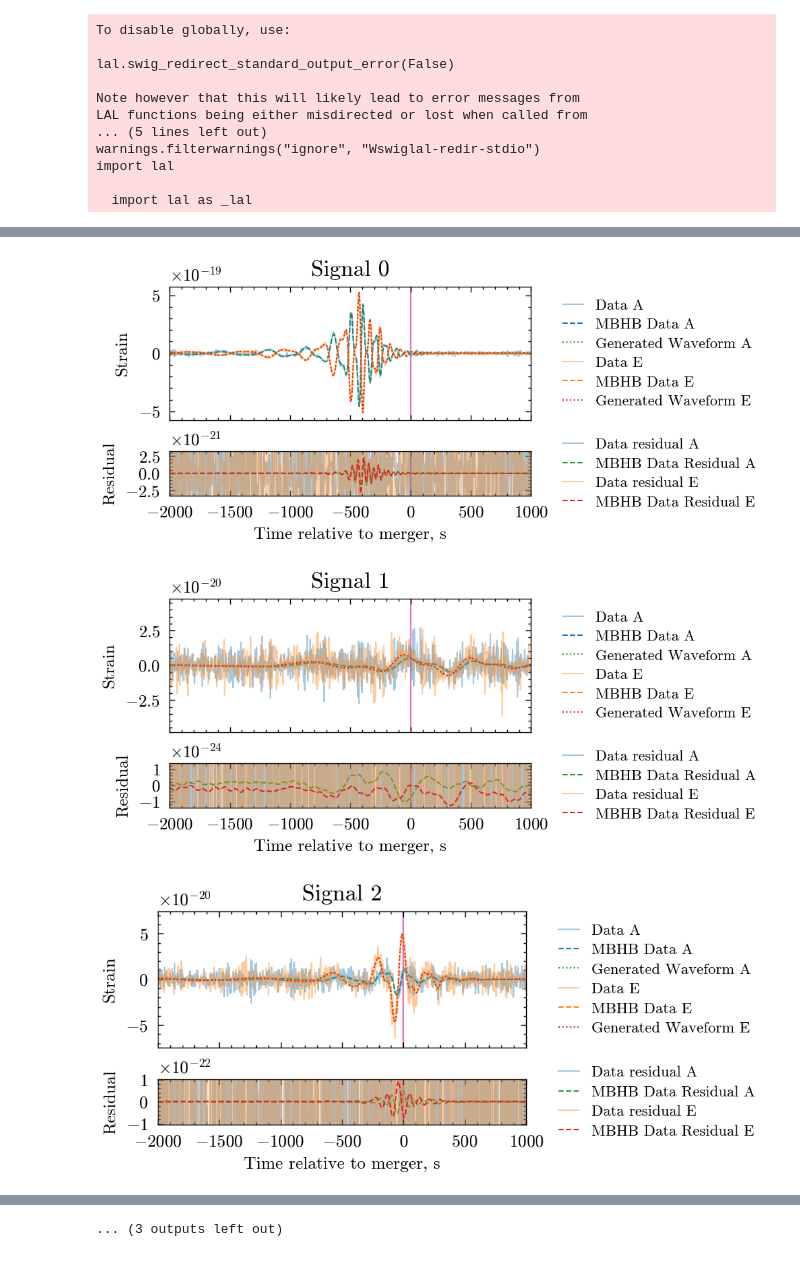
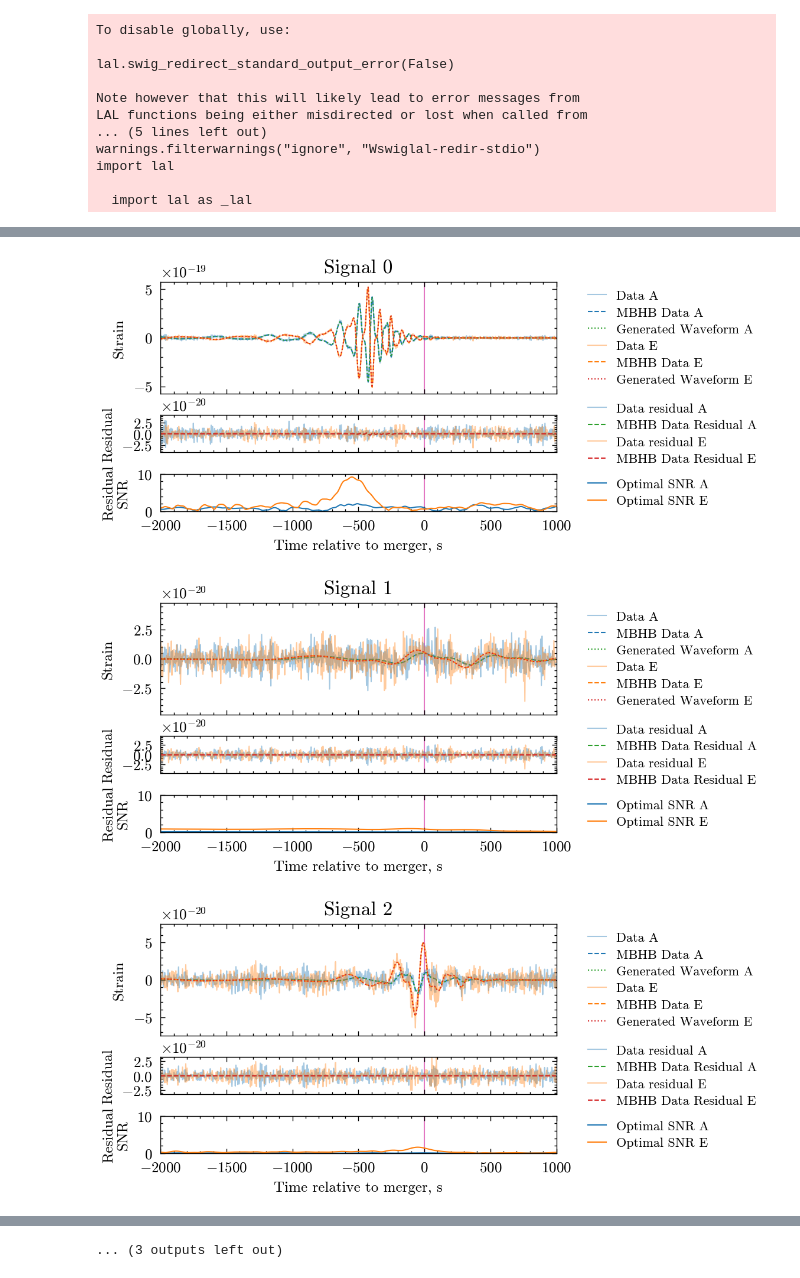
Before and after one commit to icg-gravwaves/lisa_premerger_sangria, a Jupyter notebook: search/zero_latency/signal_removal.ipynb, the cells around one changed output, grey strips where cells are left out. Cells and saved outputs as stored; diff of their text form; code cells hidden in the pictures.

```diff
--- a/search/zero_latency/signal_removal.ipynb
+++ b/search/zero_latency/signal_removal.ipynb
@@ -100,0 +121,20 @@ mbhb_residual = {
+# %%
+plot_bounds = (-2000, 1000)
+plot_duration = np.diff(plot_bounds)[0]
+# %%
+import pycbc.psd
+
+duration = 365 * 86400
+flen = int(duration * sample_rate) // 2 + 1
+delta_f = 1 / duration
+
+psds = {
+    channel: pycbc.psd.from_txt(
+        f'../../estimate_psds/{channel[-1]}_sangria_hm_SMOOTHED_PSD.txt',
+        flen,
+        delta_f,
+        delta_f,
+        is_asd_file=False
+    )
+    for channel in data.keys()
+}
@@ -103,19 +181,25 @@ for signal_number, mbhb in enumerate(mbhb_sky):
     coalescence_time = mbhb['CoalescenceTime']
     max_residual = 0
     max_data = 0
+    max_snr = 0
 
-    plot_bounds = (-2000, 1000)
     times = data['LISA_A'].sample_times - coalescence_time
     within_plot = np.logical_and(
         times >= plot_bounds[0],
         times <= plot_bounds[1]
     )
+
+
     # Cut the data to only the time around the coalescence
-    fig, (ax1, ax2) = plt.subplots(
-        2,
+    width = plt.rcParams["figure.figsize"][0] * 1.25
+    height = plt.rcParams["figure.figsize"][1] * 1.25
+    fig, axes = plt.subplots(
+        3,
         sharex='col',
-        height_ratios=[3,1],
+        height_ratios=[3, 1, 1],
+        figsize=(width, height)
     )
+    ax1, ax2, ax3 = axes
     fig.subplots_adjust(hspace=0.35)
     channel_colours = {
         'LISA_A': 'tab:blue',
@@ -128,7 +212,8 @@ for signal_number, mbhb in enumerate(mbhb_sky):
     for channel in data.keys():
         channel_str = channel.split('_')[-1]
         max_data = max(max_data, max(abs(data[channel][within_plot])))
-        max_residual = max(max_residual, max(abs(mbhb_residual[channel][within_plot])))
+        max_residual = max(max_residual, max(abs(data_residual[channel][within_plot])))
+        # max_snr = max(max_snr, max(snr[channel][within_plot]))
         mean_data = np.mean(data[channel][within_plot])
         ax1.plot(
             times[within_plot],
@@ -153,35 +238,47 @@ for signal_number, mbhb in enumerate(mbhb_sky):
             c=generated_colours[channel]
         )
         ax2.plot(
             times[within_plot],
             data_residual[channel][within_plot] - mean_data,
             label=f'Data residual {channel_str}',
             linestyle='-',
             c=channel_colours[channel],
             alpha=0.4
         )
         ax2.plot(
             times[within_plot],
             mbhb_residual[channel][within_plot],
             label=f'MBHB Data Residual {channel_str}',
             linestyle='--',
             c=generated_colours[channel]
         )
+        ax3.plot(
+            times[within_plot],
+            residual_snrs[signal_number][channel],
+            label=f'Optimal SNR {channel_str}',
+            linestyle='-',
+            c=channel_colours[channel],
+        )
     for truth_time_s in truth_times_s:
         ax1.axvline((truth_time_s - coalescence_time), zorder=-100, c='tab:pink')
         ax2.axvline((truth_time_s - coalescence_time), zorder=-100, c='tab:pink')
+        ax3.axvline((truth_time_s - coalescence_time), zorder=-100, c='tab:pink')
     ax2.set_xlim(-2000, 1000)
     ax1.set_ylim(-1.1 * max_data, 1.1 * max_data)
     ax2.set_ylim(-1.1 * max_residual, 1.1 * max_residual)
+    ax3.set_ylim(0,10)
     ax1.legend(loc='center left', bbox_to_anchor=(1.05, 0.5))
     ax2.legend(loc='center left', bbox_to_anchor=(1.05, 0.5))
+    ax3.legend(loc='center left', bbox_to_anchor=(1.05, 0.5))
     ax1.set_ylabel('Strain')
     ax2.set_ylabel('Residual')
-    ax2.set_xlabel('Time relative to merger, s')
+    ax3.set_ylabel('Residual\nSNR')
 
-    ax1.set_title(f'Signal {signal_number}')
+    axes[0].set_title(f'Signal {signal_number}')
+    axes[-1].set_xlabel('Time relative to merger, s')
+
     fig.show()
 # %% [output]
-[figure, old version]
+[figure, new version]
-[figure, old version]
+[figure, new version]
-[figure, old version]
+[figure, new version]
```
Also changed, not shown: parts of 3 cells of this notebook, 2 other files.
